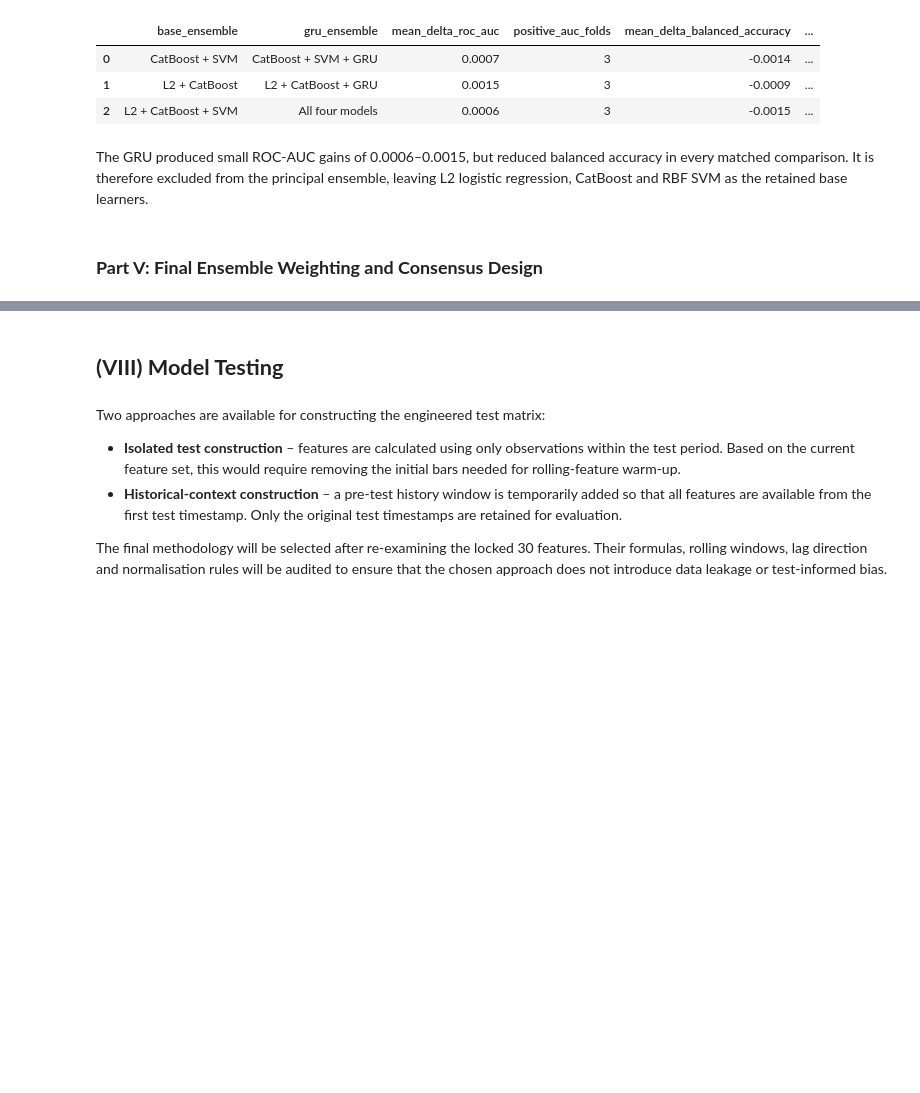
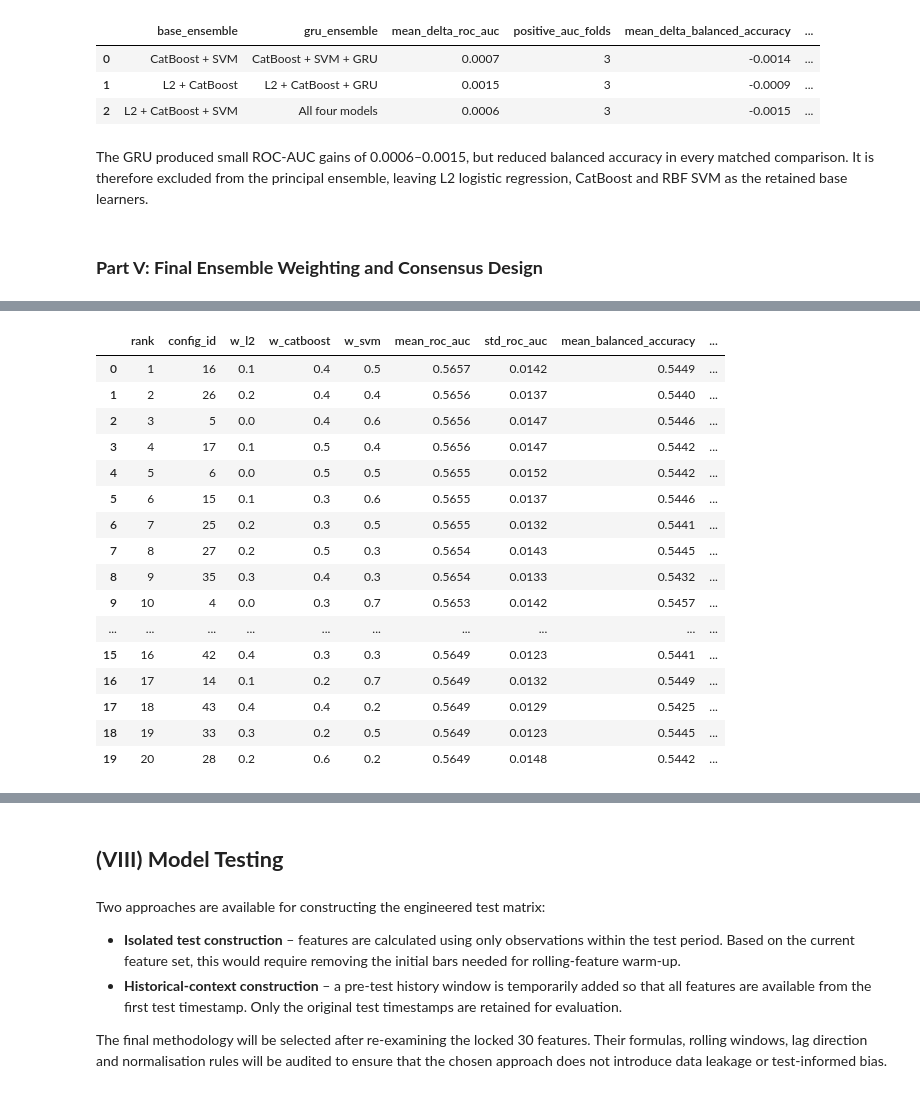
Before and after one commit to jade-lam/CQF, a Jupyter notebook: CQF_Final_Project.ipynb, the cells around one changed output, grey strips where cells are left out. Cells and saved outputs as stored; diff of their text form; code cells hidden in the pictures; blank space fills up the shorter version.

```diff
--- a/CQF_Final_Project.ipynb
+++ b/CQF_Final_Project.ipynb
@@ -6062,0 +5616,16 @@ The final ensemble design was developed using aligned chronological OOF predicti
+# %%
+# Load saved OOF results for final ensemble design
+DATA_PATH = Path("/content/drive/MyDrive/Colab Notebooks/CQF_final_project/data")
+
+oof_wide = pd.read_csv(DATA_PATH / "tuned_model_oof_predictions_4h.csv", parse_dates=["timestamp"])
+oof_wide["timestamp"] = pd.to_datetime(oof_wide["timestamp"], utc=True)
+
+oof_model_summary = pd.read_csv(DATA_PATH / "tuned_model_oof_summary_4h.csv")
+ensemble_summary = pd.read_csv(DATA_PATH / "oof_ensemble_comparison_4h.csv")
+correlation_results = pd.read_csv(DATA_PATH / "tuned_model_oof_correlations_4h.csv")
+disagreement_results = pd.read_csv(DATA_PATH / "tuned_model_oof_disagreement_4h.csv")
+gru_value_summary = pd.read_csv(DATA_PATH / "gru_incremental_oof_value_4h.csv")
+
+print(f"Aligned OOF observations: {len(oof_wide):,}")
+print(f"Period: {oof_wide['timestamp'].min()} to {oof_wide['timestamp'].max()}")
+display(oof_model_summary)
@@ -6062,0 +5701,58 @@ The final ensemble design was developed using aligned chronological OOF predicti
+# %%
+# Run a coarse constrained OOF weight search
+weight_values = np.arange(0, 1.1, 0.1)
+weight_configs = [
+    (w_l2, w_cat, w_svm)
+    for w_l2 in weight_values
+    for w_cat in weight_values
+    for w_svm in weight_values
+    if np.isclose(w_l2 + w_cat + w_svm, 1.0)]
+
+grid_fold_rows = []
+
+for config_id, (w_l2, w_cat, w_svm) in enumerate(weight_configs, start=1):
+    score = w_l2 * ensemble_data["l2"] + w_cat * ensemble_data["catboost"] + w_svm * ensemble_data["svm"]
+
+    for fold in sorted(ensemble_data["fold"].unique()):
+        mask = ensemble_data["fold"] == fold
+        target = ensemble_data.loc[mask, "target"]
+        fold_score = score.loc[mask]
+        prediction = (fold_score >= 0.50).astype(int)
+
+        grid_fold_rows.append({
+            "config_id": config_id,
+            "w_l2": w_l2,
+            "w_catboost": w_cat,
+            "w_svm": w_svm,
+            "fold": fold,
+            "roc_auc": roc_auc_score(target, fold_score),
+            "balanced_accuracy": balanced_accuracy_score(target, prediction)})
+
+weight_grid_folds = pd.DataFrame(grid_fold_rows)
+
+weight_grid_summary = weight_grid_folds.groupby(
+    ["config_id", "w_l2", "w_catboost", "w_svm"], as_index=False
+).agg(
+    mean_roc_auc=("roc_auc", "mean"),
+    std_roc_auc=("roc_auc", "std"),
+    mean_balanced_accuracy=("balanced_accuracy", "mean"),
+    std_balanced_accuracy=("balanced_accuracy", "std")).sort_values(["mean_roc_auc", "mean_balanced_accuracy", "std_roc_auc"],
+    ascending=[False, False, True]).reset_index(drop=True)
+
+weight_grid_summary.insert(0, "rank", np.arange(1, len(weight_grid_summary) + 1))
+
+weight_grid_folds.to_csv(DATA_PATH / "retained_weight_grid_folds_4h.csv", index=False)
+weight_grid_summary.to_csv(DATA_PATH / "retained_weight_grid_results_4h.csv", index=False)
+
+print("Coarse OOF Weight Grid Search")
+display(weight_grid_summary.head(20).style.format({
+    "w_l2": "{:.1f}",
+    "w_catboost": "{:.1f}",
+    "w_svm": "{:.1f}",
+    "mean_roc_auc": "{:.4f}",
+    "std_roc_auc": "{:.4f}",
+    "mean_balanced_accuracy": "{:.4f}",
+    "std_balanced_accuracy": "{:.4f}"}))
+
+print(f"Configurations tested: {len(weight_configs)}")
+# %% [output]
@@ -6062,0 +5760,17 @@ The final ensemble design was developed using aligned chronological OOF predicti
+|  | rank | config_id | w_l2 | w_catboost | w_svm | mean_roc_auc | std_roc_auc | mean_balanced_accuracy | ... |
+| 0 | 1 | 16 | 0.1 | 0.4 | 0.5 | 0.5657 | 0.0142 | 0.5449 | ... |
+| 1 | 2 | 26 | 0.2 | 0.4 | 0.4 | 0.5656 | 0.0137 | 0.5440 | ... |
+| 2 | 3 | 5 | 0.0 | 0.4 | 0.6 | 0.5656 | 0.0147 | 0.5446 | ... |
+| 3 | 4 | 17 | 0.1 | 0.5 | 0.4 | 0.5656 | 0.0147 | 0.5442 | ... |
+| 4 | 5 | 6 | 0.0 | 0.5 | 0.5 | 0.5655 | 0.0152 | 0.5442 | ... |
+| 5 | 6 | 15 | 0.1 | 0.3 | 0.6 | 0.5655 | 0.0137 | 0.5446 | ... |
+| 6 | 7 | 25 | 0.2 | 0.3 | 0.5 | 0.5655 | 0.0132 | 0.5441 | ... |
+| 7 | 8 | 27 | 0.2 | 0.5 | 0.3 | 0.5654 | 0.0143 | 0.5445 | ... |
+| 8 | 9 | 35 | 0.3 | 0.4 | 0.3 | 0.5654 | 0.0133 | 0.5432 | ... |
+| 9 | 10 | 4 | 0.0 | 0.3 | 0.7 | 0.5653 | 0.0142 | 0.5457 | ... |
+| ... | ... | ... | ... | ... | ... | ... | ... | ... | ... |
+| 15 | 16 | 42 | 0.4 | 0.3 | 0.3 | 0.5649 | 0.0123 | 0.5441 | ... |
+| 16 | 17 | 14 | 0.1 | 0.2 | 0.7 | 0.5649 | 0.0132 | 0.5449 | ... |
+| 17 | 18 | 43 | 0.4 | 0.4 | 0.2 | 0.5649 | 0.0129 | 0.5425 | ... |
+| 18 | 19 | 33 | 0.3 | 0.2 | 0.5 | 0.5649 | 0.0123 | 0.5445 | ... |
+| 19 | 20 | 28 | 0.2 | 0.6 | 0.2 | 0.5649 | 0.0148 | 0.5442 | ... |
```
Also changed, not shown: parts of 53 cells of this notebook.
